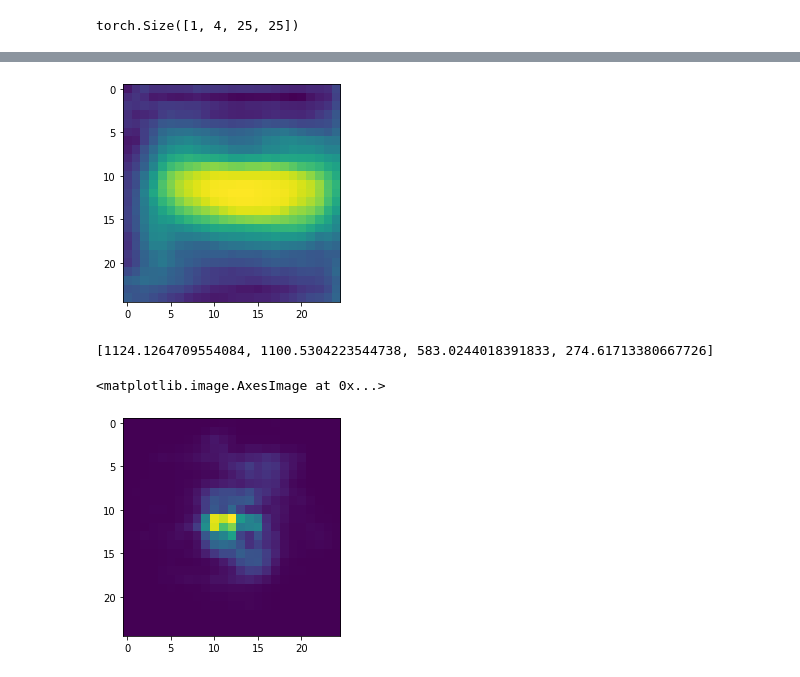
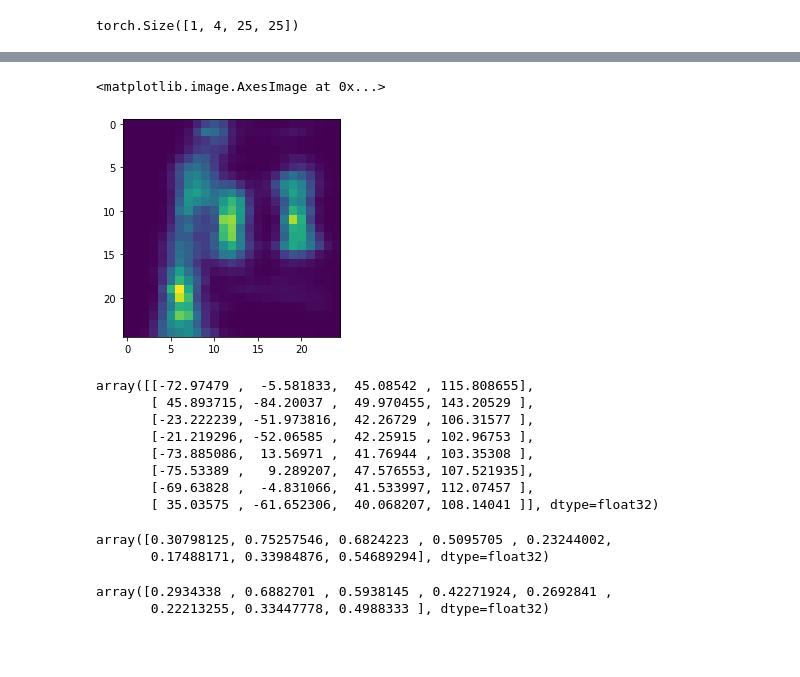
Before and after one commit to eldercrow/tracking-pytorch, a Jupyter notebook: notebook/predict.ipynb, the cells around one changed output, grey strips where cells are left out. Saved outputs shown, nothing was run; the diff lists cells and outputs as text; code cells hidden in the pictures; blank space fills up the shorter version.

```diff
--- a/notebook/predict.ipynb
+++ b/notebook/predict.ipynb
@@ -175,18 +149,26 @@ plt.gca().add_patch(rect)
-# %%
-score = res['ctr_rpn'].reshape((25, 25))
-plt.imshow(score)
-plt.savefig('./result_images/{}/score_{:04d}.png'.format(test_name, ii))
-# plt.close('all')
-# %% [output]
-[figure, removed]
+# %%
+plt.imshow(res['ctr_rpn'].reshape((25, 25)))
+# %% [output]
+<matplotlib.image.AxesImage at 0x...>
+[figure, added]
 # %%
-res['bbox']
+res['pred_bbox']
 # %% [output]
-[1124.1264709554084, 1100.5304223544738, 583.0244018391833, 274.61713380667726]
+array([[-72.97479 ,  -5.581833,  45.08542 , 115.808655],
+       [ 45.893715, -84.20037 ,  49.970455, 143.20529 ],
+       [-23.222239, -51.973816,  42.26729 , 106.31577 ],
+       [-21.219296, -52.06585 ,  42.25915 , 102.96753 ],
+       [-73.885086,  13.56971 ,  41.76944 , 103.35308 ],
+       [-75.53389 ,   9.289207,  47.576553, 107.521935],
+       [-69.63828 ,  -4.831066,  41.533997, 112.07457 ],
+       [ 35.03575 , -61.652306,  40.068207, 108.14041 ]], dtype=float32)
-# %%
-ctr = res['centerness'].reshape((25, 25))
-plt.imshow(ctr)
-# plt.savefig('./result_images/{}/pscore_{:04d}.png'.format(test_name, ii))
-# %% [output]
-<matplotlib.image.AxesImage at 0x...>
-[figure, removed]
+# %%
+res['ctr_rcnn']
+# %% [output]
+array([0.30798125, 0.75257546, 0.6824223 , 0.5095705 , 0.23244002,
+       0.17488171, 0.33984876, 0.54689294], dtype=float32)
+# %%
+res['iou_rcnn']
+# %% [output]
+array([0.2934338 , 0.6882701 , 0.5938145 , 0.42271924, 0.2692841 ,
+       0.22213255, 0.33447778, 0.4988333 ], dtype=float32)
```
Also changed, not shown: parts of 7 cells of this notebook, 4 other files.
